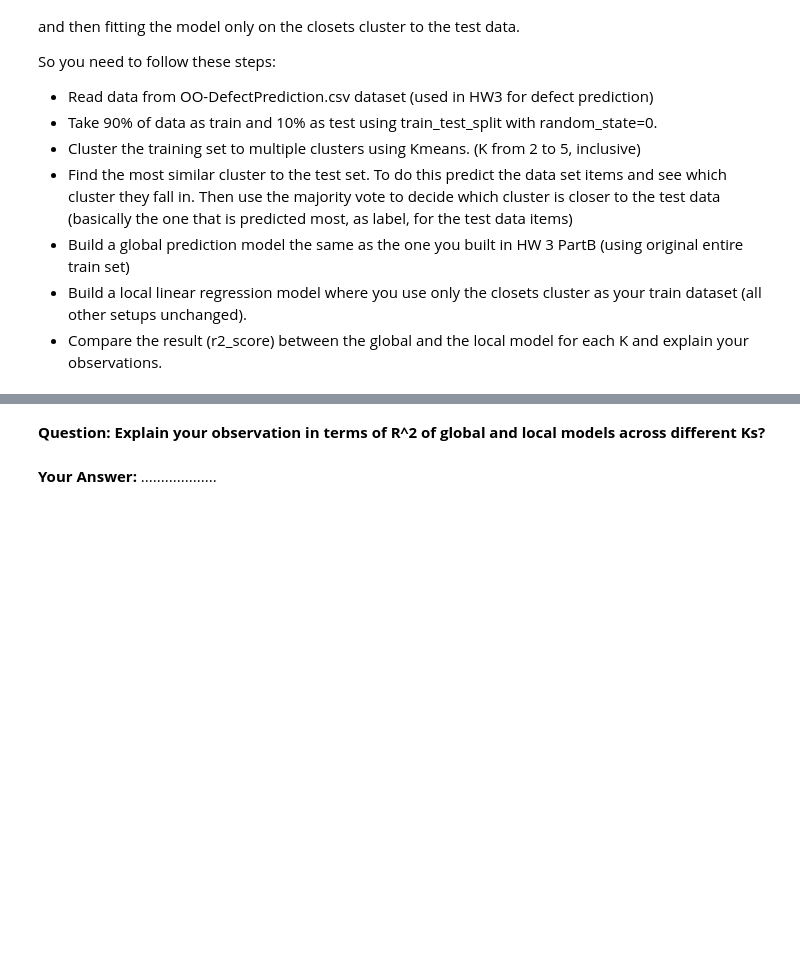
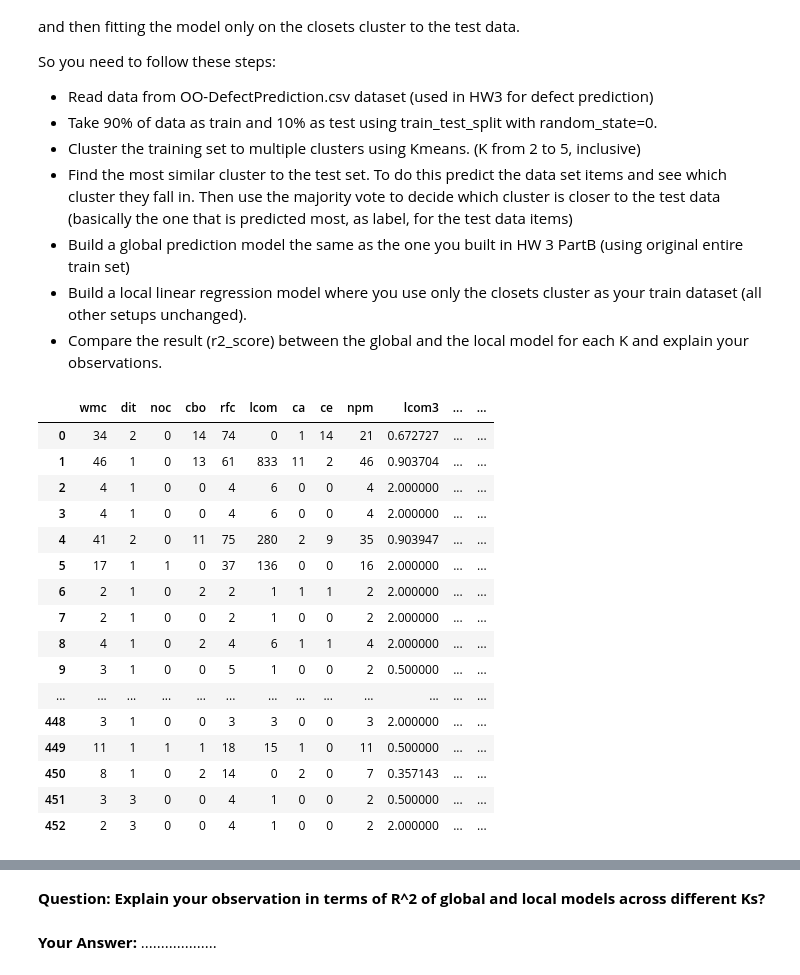
Before and after one commit to joelfad/ensf519, a Jupyter notebook: anaconda_jupyter/notebooks/assign4/Assignment4.ipynb, the cells around one changed output, grey strips where cells are left out. Saved outputs shown, nothing was run; the diff lists cells and outputs as text; code cells hidden in the pictures; blank space fills up the shorter version.

Commit message:
assign4: start on part a

```diff
--- a/anaconda_jupyter/notebooks/assign4/Assignment4.ipynb
+++ b/anaconda_jupyter/notebooks/assign4/Assignment4.ipynb
@@ -29,0 +28,82 @@ So you need to follow these steps:
+# %%
+# pandas v0.22.0
+import pandas as pd
+
+# numpy v1.13.3
+import numpy as np
+
+# sklearn v0.19.1
+from sklearn.model_selection import train_test_split
+# from sklearn.metrics import accuracy_score
+# from sklearn.linear_model import LogisticRegression
+# from sklearn.naive_bayes import GaussianNB
+# from sklearn.neighbors import KNeighborsClassifier
+# from sklearn.ensemble import VotingClassifier
+
+# matplotlib v2.1.2
+# import matplotlib.pyplot as plt
+# %matplotlib inline
+
+
+#
+# Read data from OO-DefectPrediction.csv dataset (used in HW3 for defect prediction)
+#
+defect_path = "OO-DefectPrediction.csv"
+try:
+    defect_df = pd.read_csv(defect_path)
+except FileNotFoundError as e:
+    print(e)
+
+
+#
+# Take 90% of data as train and 10% as test using train_test_split with random_state=0.
+#
+target_col = "bug"
+X_train, X_test, y_train, y_test = train_test_split(
+    defect_df.drop(target_col, axis=1),
+    defect_df[target_col],
+    test_size=0.10,
+    random_state=0
+)
+
+
+#
+# Cluster the training set to multiple clusters using Kmeans. (K from 2 to 5, inclusive)
+#
+
+
+
+# Find the most similar cluster to the test set. To do this predict the data set items and
+# see which cluster they fall in. Then use the majority vote to decide which cluster is closer
+# to the test data (basically the one that is predicted most, as label, for the test data items)
+
+
+
+# Build a global prediction model the same as the one you built in HW 3 PartB (using original entire train set)
+
+
+
+# Build a local linear regression model where you use only the closets cluster as your train dataset
+# (all other setups unchanged).
+
+
+
+#Compare the result (r2_score) between the global and the local model for each K and explain your observations.
+# %% [output]
+|  | wmc | dit | noc | cbo | rfc | lcom | ca | ce | npm | lcom3 | ... | ... |
+| 0 | 34 | 2 | 0 | 14 | 74 | 0 | 1 | 14 | 21 | 0.672727 | ... | ... |
+| 1 | 46 | 1 | 0 | 13 | 61 | 833 | 11 | 2 | 46 | 0.903704 | ... | ... |
+| 2 | 4 | 1 | 0 | 0 | 4 | 6 | 0 | 0 | 4 | 2.000000 | ... | ... |
+| 3 | 4 | 1 | 0 | 0 | 4 | 6 | 0 | 0 | 4 | 2.000000 | ... | ... |
+| 4 | 41 | 2 | 0 | 11 | 75 | 280 | 2 | 9 | 35 | 0.903947 | ... | ... |
+| 5 | 17 | 1 | 1 | 0 | 37 | 136 | 0 | 0 | 16 | 2.000000 | ... | ... |
+| 6 | 2 | 1 | 0 | 2 | 2 | 1 | 1 | 1 | 2 | 2.000000 | ... | ... |
+| 7 | 2 | 1 | 0 | 0 | 2 | 1 | 0 | 0 | 2 | 2.000000 | ... | ... |
+| 8 | 4 | 1 | 0 | 2 | 4 | 6 | 1 | 1 | 4 | 2.000000 | ... | ... |
+| 9 | 3 | 1 | 0 | 0 | 5 | 1 | 0 | 0 | 2 | 0.500000 | ... | ... |
+| ... | ... | ... | ... | ... | ... | ... | ... | ... | ... | ... | ... | ... |
+| 448 | 3 | 1 | 0 | 0 | 3 | 3 | 0 | 0 | 3 | 2.000000 | ... | ... |
+| 449 | 11 | 1 | 1 | 1 | 18 | 15 | 1 | 0 | 11 | 0.500000 | ... | ... |
+| 450 | 8 | 1 | 0 | 2 | 14 | 0 | 2 | 0 | 7 | 0.357143 | ... | ... |
+| 451 | 3 | 3 | 0 | 0 | 4 | 1 | 0 | 0 | 2 | 0.500000 | ... | ... |
+| 452 | 2 | 3 | 0 | 0 | 4 | 1 | 0 | 0 | 2 | 2.000000 | ... | ... |
```
Also changed, not shown: parts of 3 cells of this notebook.
